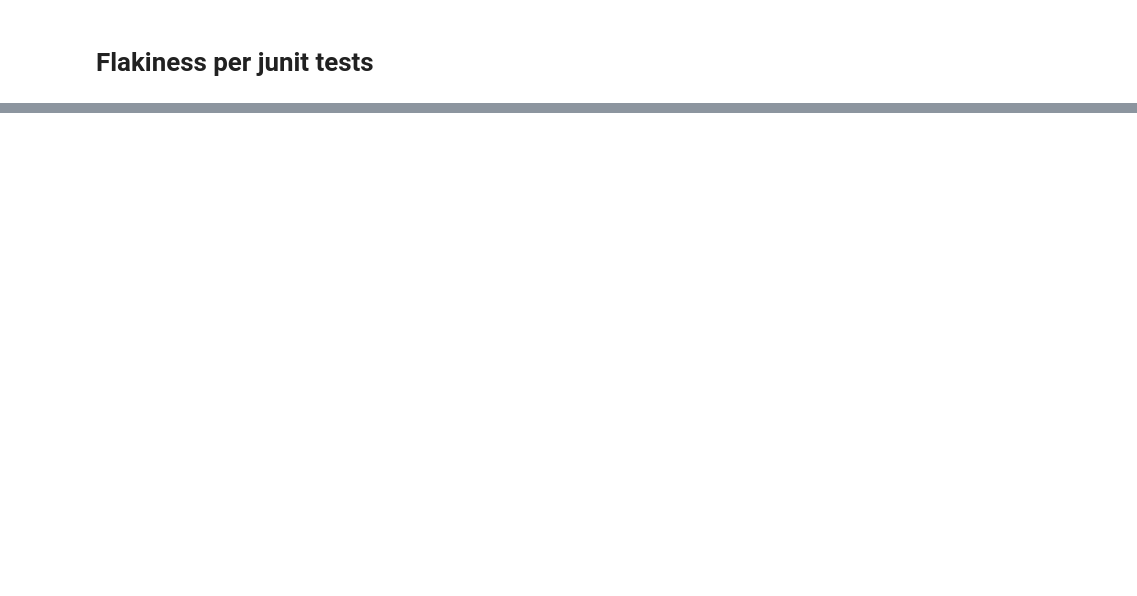
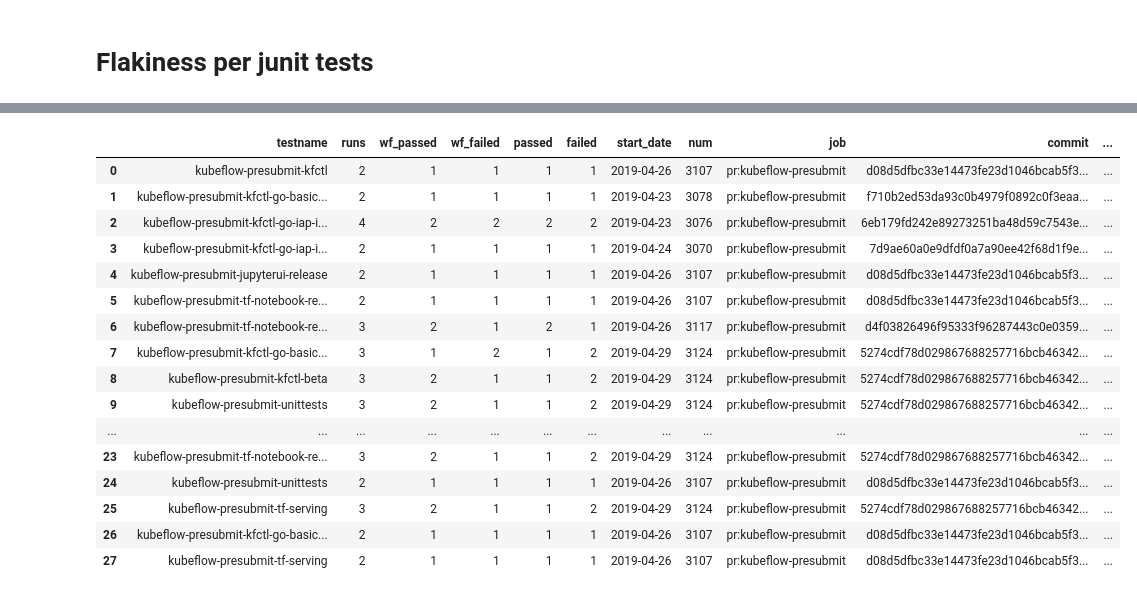
Before and after one commit to kubeflow/testing, a Jupyter notebook: scripts/Flakiness_report.ipynb, the cells around one changed output, grey strips where cells are left out. Cells and saved outputs as stored; diff of their text form; code cells hidden in the pictures; blank space fills up the shorter version.

Commit message:
added junit test and workflow flakiness metrics and validated the results

```diff
--- a/scripts/Flakiness_report.ipynb
+++ b/scripts/Flakiness_report.ipynb
@@ -412,0 +393,4 @@ plt.show()
+# %%
+import pandas as pd
+pd.set_option('display.max_colwidth', -1)
+pd.DataFrame(testkfisready)
@@ -412,0 +403,92 @@ plt.show()
+# %%
+%%bigquery testkfisready
+CREATE TEMP FUNCTION getWorkflowTestName(x STRING)
+RETURNS STRING
+LANGUAGE js AS """
+  var r=/\\d/;
+  var y=x.replace("-e2e","-endtoend");
+  var fd=r.exec(y);
+  y=y.substring(0, y.indexOf(fd) - 1);
+  y=y.replace("-endtoend","-e2e");
+  return y;
+""";
+SELECT
+    testname,
+    runs,
+    wf_passed,
+    wf_failed,
+    passed,
+    failed,
+    start_date,
+    num,
+    job,
+    commit,
+    path,
+    IF(failed>0 and passed>0 and wf_failed>0, 1,0) wf_flake,
+    if(failed>0 and passed> 0, 1,0) flake
+FROM(
+    SELECT
+        testname,
+        count(*) runs,
+        sum(wf_passed) wf_passed,
+        sum(wf_failed) wf_failed,
+        sum(passed) passed,
+        sum(failed) failed,
+        max(start_date) start_date,
+        num,
+        array_agg(path) path,
+        job,
+        commit
+    FROM(
+        SELECT
+            getWorkflowTestName(m.key) testname,
+            IF(m.value="Succeeded", 1, 0) wf_passed,
+            IF(m.value="Succeeded", 0, 1) wf_failed,
+            regexp_extract(commit, r'[^,]+,\d+:([a-f0-9]+)"') commit,
+            job,
+            path,
+            start_date,
+            num,
+            passed,
+            failed
+        FROM(
+            SELECT
+                                path,
+                                test,
+                                job,
+                                metadata,
+                                EXTRACT(DATE FROM started) start_date,
+                                regexp_extract(path, r'/(\d+)\/') as num, /* pr number */
+                                CASE WHEN result='SUCCESS' THEN 1 ELSE 0 END passed,
+                                CASE WHEN result='SUCCESS' THEN 0 ELSE 1 END failed,
+                                (SELECT m.value  From UNNEST(metadata) as m where m.key = "repos") as commit
+                            FROM
+                                `k8s-gubernator.build.all`
+                            WHERE
+                                 job LIKE '%kubeflow-presubmit%'
+                                 and started > TIMESTAMP_SUB(CURRENT_TIMESTAMP(), INTERVAL 168 HOUR)
+                                 and STRPOS(job,'kubeflow') > 0 and STRPOS(job,'pr:') > 0
+        ), UNNEST(metadata) as m
+        where
+            job LIKE '%kubeflow-presubmit%' and ENDS_WITH(m.key, "-phase")
+    )
+    group by testname,job,commit,num
+)WHERE failed>0 and passed>0 and wf_failed>0
+# %% [output]
+|  | testname | runs | wf_passed | wf_failed | passed | failed | start_date | num | job | commit | ... |
+| 0 | kubeflow-presubmit-kfctl | 2 | 1 | 1 | 1 | 1 | 2019-04-26 | 3107 | pr:kubeflow-presubmit | d08d5dfbc33e14473fe23d1046bcab5f3... | ... |
+| 1 | kubeflow-presubmit-kfctl-go-basic... | 2 | 1 | 1 | 1 | 1 | 2019-04-23 | 3078 | pr:kubeflow-presubmit | f710b2ed53da93c0b4979f0892c0f3eaa... | ... |
+| 2 | kubeflow-presubmit-kfctl-go-iap-i... | 4 | 2 | 2 | 2 | 2 | 2019-04-23 | 3076 | pr:kubeflow-presubmit | 6eb179fd242e89273251ba48d59c7543e... | ... |
+| 3 | kubeflow-presubmit-kfctl-go-iap-i... | 2 | 1 | 1 | 1 | 1 | 2019-04-24 | 3070 | pr:kubeflow-presubmit | 7d9ae60a0e9dfdf0a7a90ee42f68d1f9e... | ... |
+| 4 | kubeflow-presubmit-jupyterui-release | 2 | 1 | 1 | 1 | 1 | 2019-04-26 | 3107 | pr:kubeflow-presubmit | d08d5dfbc33e14473fe23d1046bcab5f3... | ... |
+| 5 | kubeflow-presubmit-tf-notebook-re... | 2 | 1 | 1 | 1 | 1 | 2019-04-26 | 3107 | pr:kubeflow-presubmit | d08d5dfbc33e14473fe23d1046bcab5f3... | ... |
+| 6 | kubeflow-presubmit-tf-notebook-re... | 3 | 2 | 1 | 2 | 1 | 2019-04-26 | 3117 | pr:kubeflow-presubmit | d4f03826496f95333f96287443c0e0359... | ... |
+| 7 | kubeflow-presubmit-kfctl-go-basic... | 3 | 1 | 2 | 1 | 2 | 2019-04-29 | 3124 | pr:kubeflow-presubmit | 5274cdf78d029867688257716bcb46342... | ... |
+| 8 | kubeflow-presubmit-kfctl-beta | 3 | 2 | 1 | 1 | 2 | 2019-04-29 | 3124 | pr:kubeflow-presubmit | 5274cdf78d029867688257716bcb46342... | ... |
+| 9 | kubeflow-presubmit-unittests | 3 | 2 | 1 | 1 | 2 | 2019-04-29 | 3124 | pr:kubeflow-presubmit | 5274cdf78d029867688257716bcb46342... | ... |
+| ... | ... | ... | ... | ... | ... | ... | ... | ... | ... | ... | ... |
+| 23 | kubeflow-presubmit-tf-notebook-re... | 3 | 2 | 1 | 1 | 2 | 2019-04-29 | 3124 | pr:kubeflow-presubmit | 5274cdf78d029867688257716bcb46342... | ... |
+| 24 | kubeflow-presubmit-unittests | 2 | 1 | 1 | 1 | 1 | 2019-04-26 | 3107 | pr:kubeflow-presubmit | d08d5dfbc33e14473fe23d1046bcab5f3... | ... |
+| 25 | kubeflow-presubmit-tf-serving | 3 | 2 | 1 | 1 | 2 | 2019-04-29 | 3124 | pr:kubeflow-presubmit | 5274cdf78d029867688257716bcb46342... | ... |
+| 26 | kubeflow-presubmit-kfctl-go-basic... | 2 | 1 | 1 | 1 | 1 | 2019-04-26 | 3107 | pr:kubeflow-presubmit | d08d5dfbc33e14473fe23d1046bcab5f3... | ... |
+| 27 | kubeflow-presubmit-tf-serving | 2 | 1 | 1 | 1 | 1 | 2019-04-26 | 3107 | pr:kubeflow-presubmit | d08d5dfbc33e14473fe23d1046bcab5f3... | ... |
```
Also changed, not shown: parts of 17 cells of this notebook.
